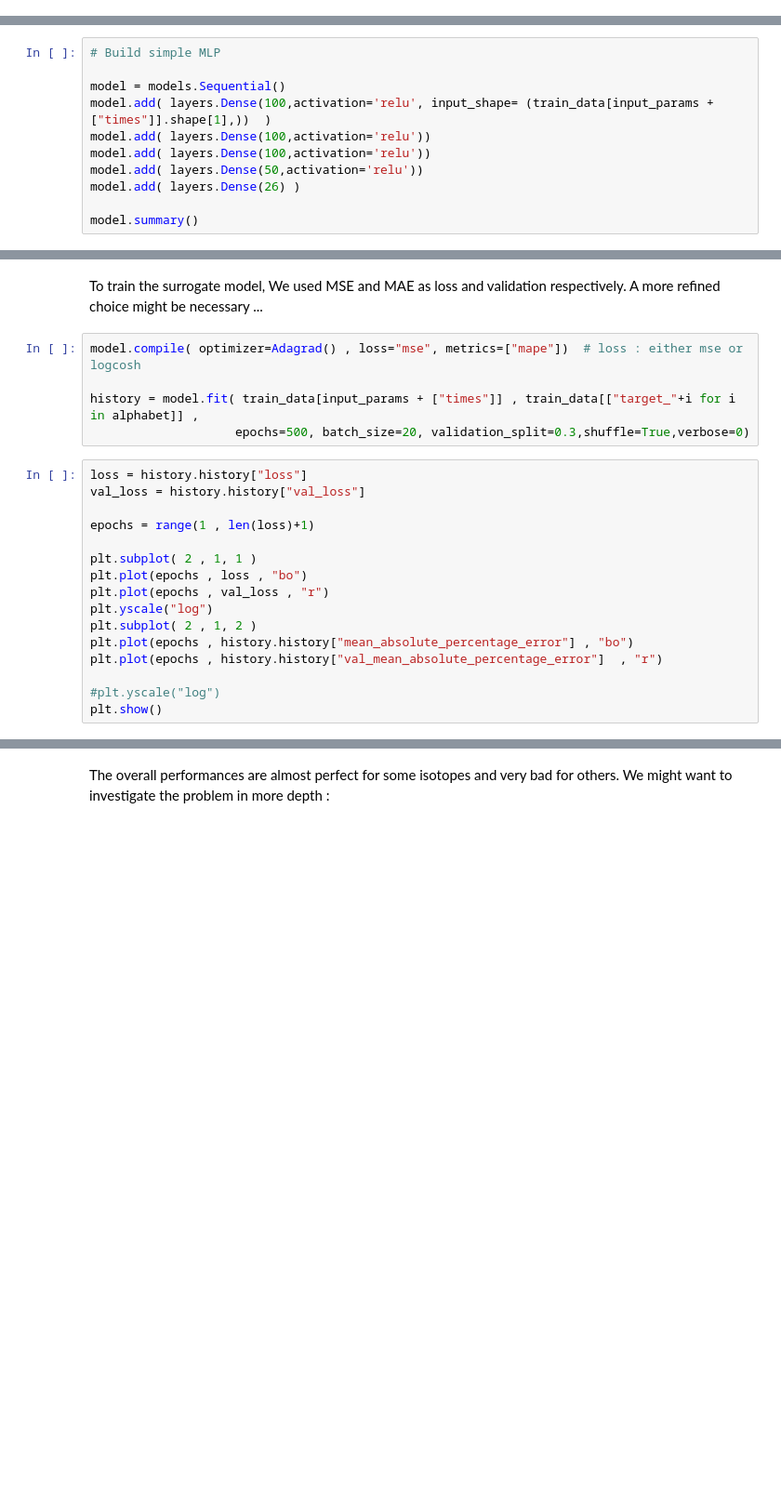
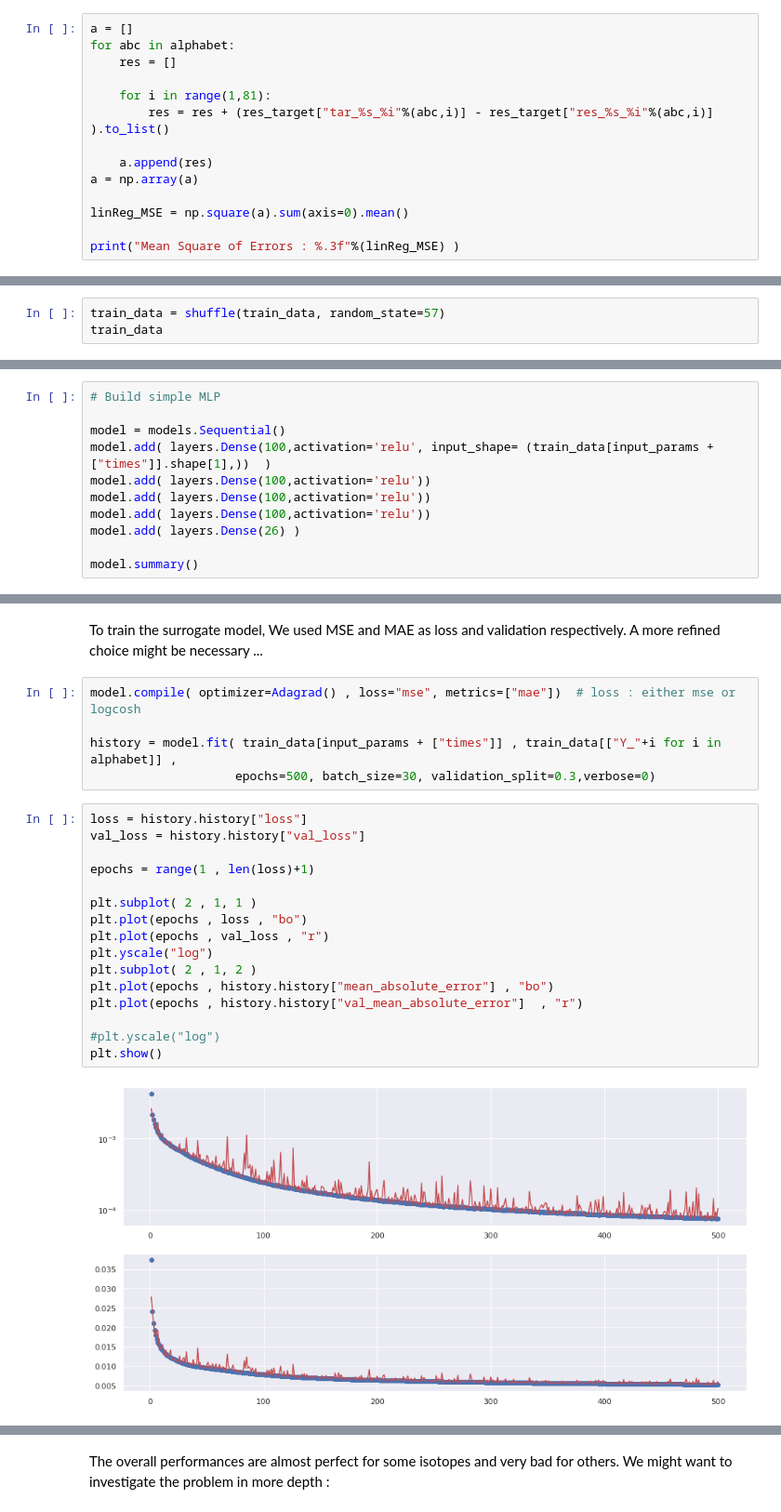
Before and after one commit to IRSN/nuclear_inventory_prediction, a Jupyter notebook: starting_kit.ipynb, the cells around one changed output, grey strips where cells are left out. Shown at 93% size. Drawn from its saved outputs; the diff is of its cells as text; blank space fills up the shorter version.

```diff
--- a/starting_kit.ipynb
+++ b/starting_kit.ipynb
@@ -343,0 +439,14 @@ for abc in alphabet:
+# %%
+a = []
+for abc in alphabet:
+    res = []
+
+    for i in range(1,81):
+        res = res + (res_target["tar_%s_%i"%(abc,i)] - res_target["res_%s_%i"%(abc,i)] ).to_list()
+
+    a.append(res)
+a = np.array(a)
+
+linReg_MSE = np.square(a).sum(axis=0).mean()
+
+print("Mean Square of Errors : %.3f"%(linReg_MSE) )
@@ -364,0 +472,3 @@ train_data
+# %%
+train_data = shuffle(train_data, random_state=57)
+train_data
@@ -375,7 +514,7 @@ model = models.Sequential()
 model.add( layers.Dense(100,activation='relu', input_shape= (train_data[input_params + ["times"]].shape[1],))  )
 model.add( layers.Dense(100,activation='relu'))
 model.add( layers.Dense(100,activation='relu'))
-model.add( layers.Dense(50,activation='relu'))
+model.add( layers.Dense(100,activation='relu'))
 model.add( layers.Dense(26) )
 
 model.summary()
@@ -382,26 +539,28 @@ model.summary()
 # %% [markdown]
 To train the surrogate model, We used MSE and MAE as loss and validation respectively. A more refined choice might be necessary ...
 # %%
-model.compile( optimizer=Adagrad() , loss="mse", metrics=["mape"])  # loss : either mse or logcosh
+model.compile( optimizer=Adagrad() , loss="mse", metrics=["mae"])  # loss : either mse or logcosh
 
-history = model.fit( train_data[input_params + ["times"]] , train_data[["target_"+i for i in alphabet]] ,
-                    epochs=500, batch_size=20, validation_split=0.3,shuffle=True,verbose=0)
+history = model.fit( train_data[input_params + ["times"]] , train_data[["Y_"+i for i in alphabet]] ,
+                    epochs=500, batch_size=30, validation_split=0.3,verbose=0)
 # %%
 loss = history.history["loss"]
 val_loss = history.history["val_loss"]
 
 epochs = range(1 , len(loss)+1)
 
 plt.subplot( 2 , 1, 1 )
 plt.plot(epochs , loss , "bo")
 plt.plot(epochs , val_loss , "r")
 plt.yscale("log")
 plt.subplot( 2 , 1, 2 )
-plt.plot(epochs , history.history["mean_absolute_percentage_error"] , "bo")
-plt.plot(epochs , history.history["val_mean_absolute_percentage_error"]  , "r")
+plt.plot(epochs , history.history["mean_absolute_error"] , "bo")
+plt.plot(epochs , history.history["val_mean_absolute_error"]  , "r")
 
 #plt.yscale("log")
 plt.show()
+# %% [output]
+[figure, added]
 # %%
 # Use NN to predict the compos of test data
 res = model.predict( test_data[input_params + ["times"]]  )
```
Also changed, not shown: parts of 42 cells of this notebook.
